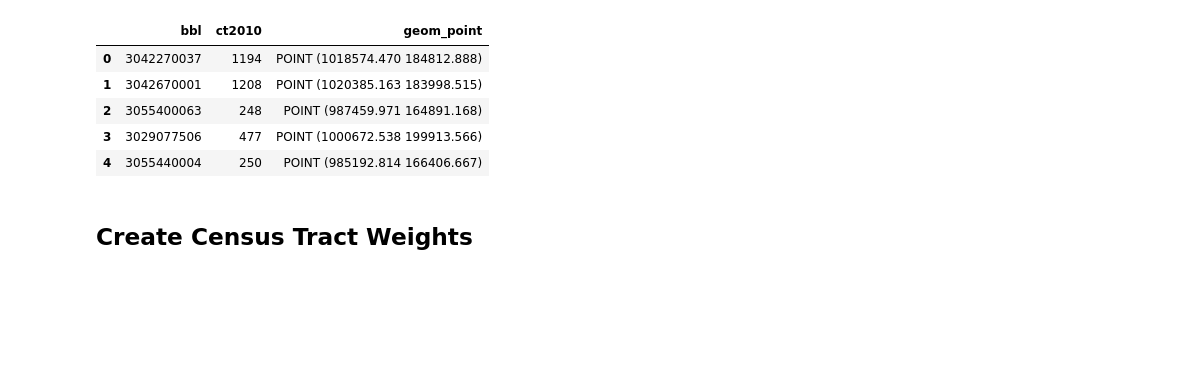
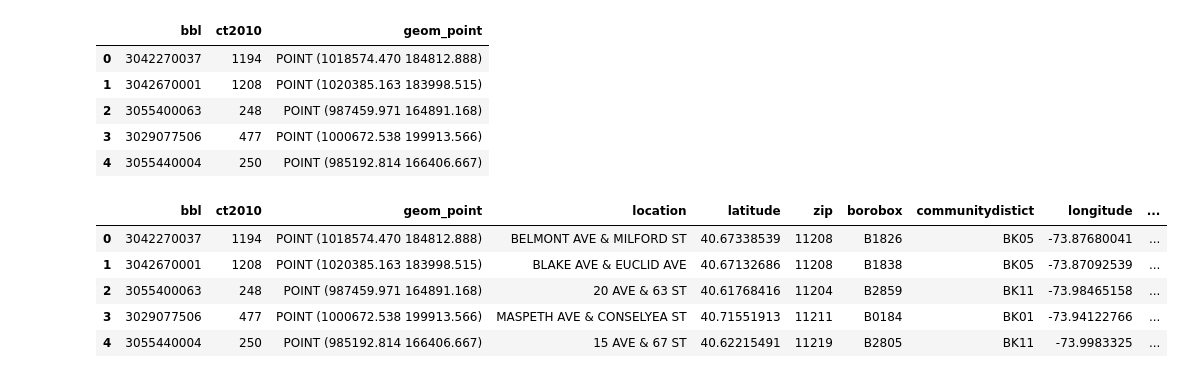
Before and after one commit to KaiElwood/machine-learning-final, a Jupyter notebook: code/00a_calculate_catchment.ipynb, the cells around one changed output. Saved outputs shown, nothing was run; the diff lists cells and outputs as text; code cells hidden in the pictures; blank space fills up the shorter version.

```diff
--- a/code/00a_calculate_catchment.ipynb
+++ b/code/00a_calculate_catchment.ipynb
@@ -113,4 +113,13 @@ def ckdnearest(gdA, gdB):
     return gdf
 
 pluto_borobox= ckdnearest(pluto, alarmbox)
+# %%
+pluto_borobox.head()
+# %% [output]
+|  | bbl | ct2010 | geom_point | location | latitude | zip | borobox | communitydistict | longitude | ... |
+| 0 | 3042270037 | 1194 | POINT (1018574.470 184812.888) | BELMONT AVE & MILFORD ST | 40.67338539 | 11208 | B1826 | BK05 | -73.87680041 | ... |
+| 1 | 3042670001 | 1208 | POINT (1020385.163 183998.515) | BLAKE AVE & EUCLID AVE | 40.67132686 | 11208 | B1838 | BK05 | -73.87092539 | ... |
+| 2 | 3055400063 | 248 | POINT (987459.971 164891.168) | 20 AVE & 63 ST | 40.61768416 | 11204 | B2859 | BK11 | -73.98465158 | ... |
+| 3 | 3029077506 | 477 | POINT (1000672.538 199913.566) | MASPETH AVE & CONSELYEA ST | 40.71551913 | 11211 | B0184 | BK01 | -73.94122766 | ... |
+| 4 | 3055440004 | 250 | POINT (985192.814 166406.667) | 15 AVE & 67 ST | 40.62215491 | 11219 | B2805 | BK11 | -73.9983325 | ... |
 # %%
@@ -119,2 +127,0 @@ pluto_borobox.to_file(os.join(out, "pluto_borobox.geojson"), driver = "GeoJSON")
-# %% [markdown]
-## Create Census Tract Weights
```
Also changed, not shown: parts of 14 cells of this notebook, 1 other file.
